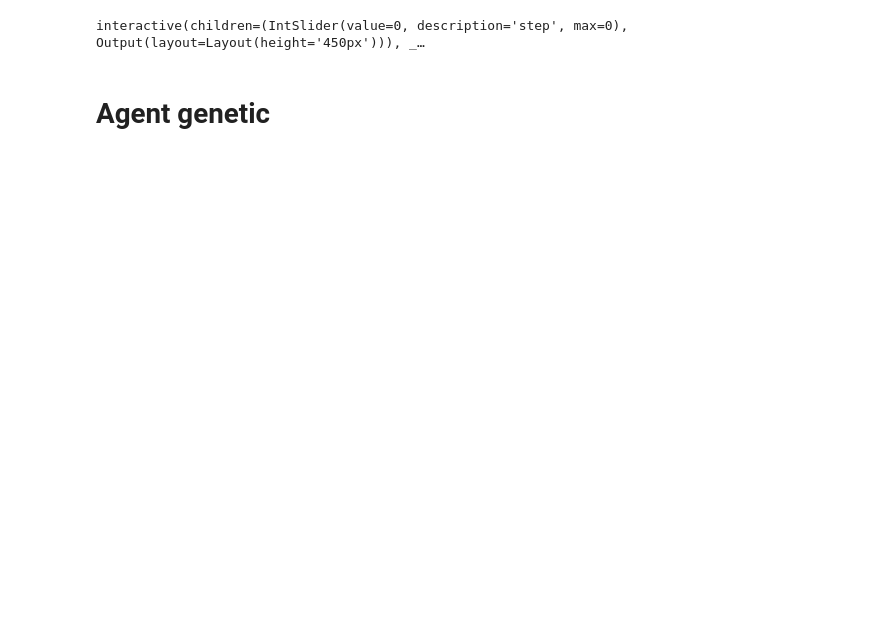
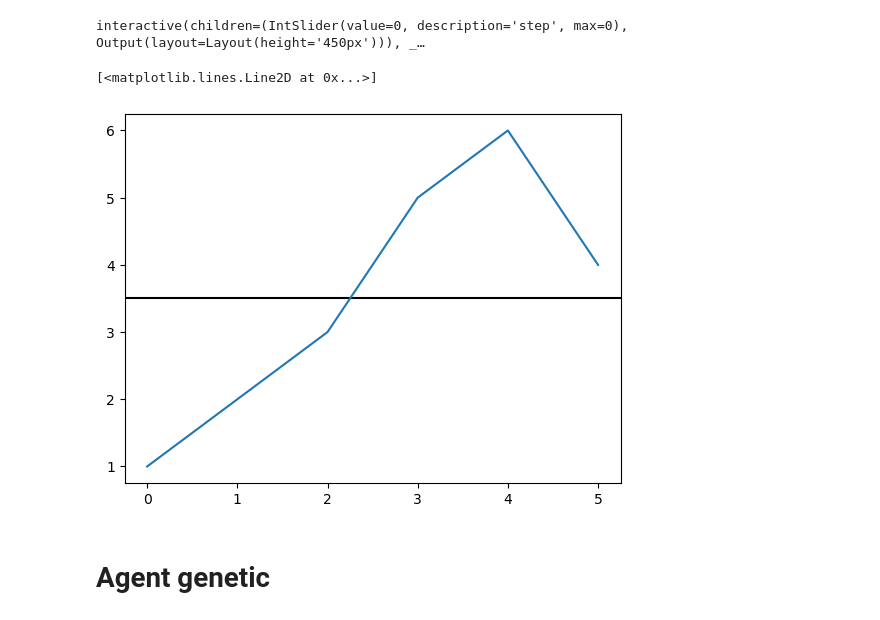
Before and after one commit to anetakahle/snake-ai, a Jupyter notebook: notebook.ipynb, the cells around one changed output. Cells and saved outputs as stored; diff of their text form; code cells hidden in the pictures; blank space fills up the shorter version.

```diff
--- a/notebook.ipynb
+++ b/notebook.ipynb
@@ -239,3 +230,12 @@ plt.axhline(mean_scores.mean(), c="k")
+# %%
+ll = np.array([[1], [2], [3], [5], [6], [4]])
+plt.axhline(ll.mean(), c="k")
+vec = np.arange(len(ll))
+# plt.scatter(x,y)
+plt.plot(vec, ll.mean(axis=1))
+# %% [output]
+[<matplotlib.lines.Line2D at 0x...>]
+[figure, added]
 # %% [markdown]
 # Agent genetic
 # %%
```
Also changed, not shown: parts of 11 cells of this notebook.
